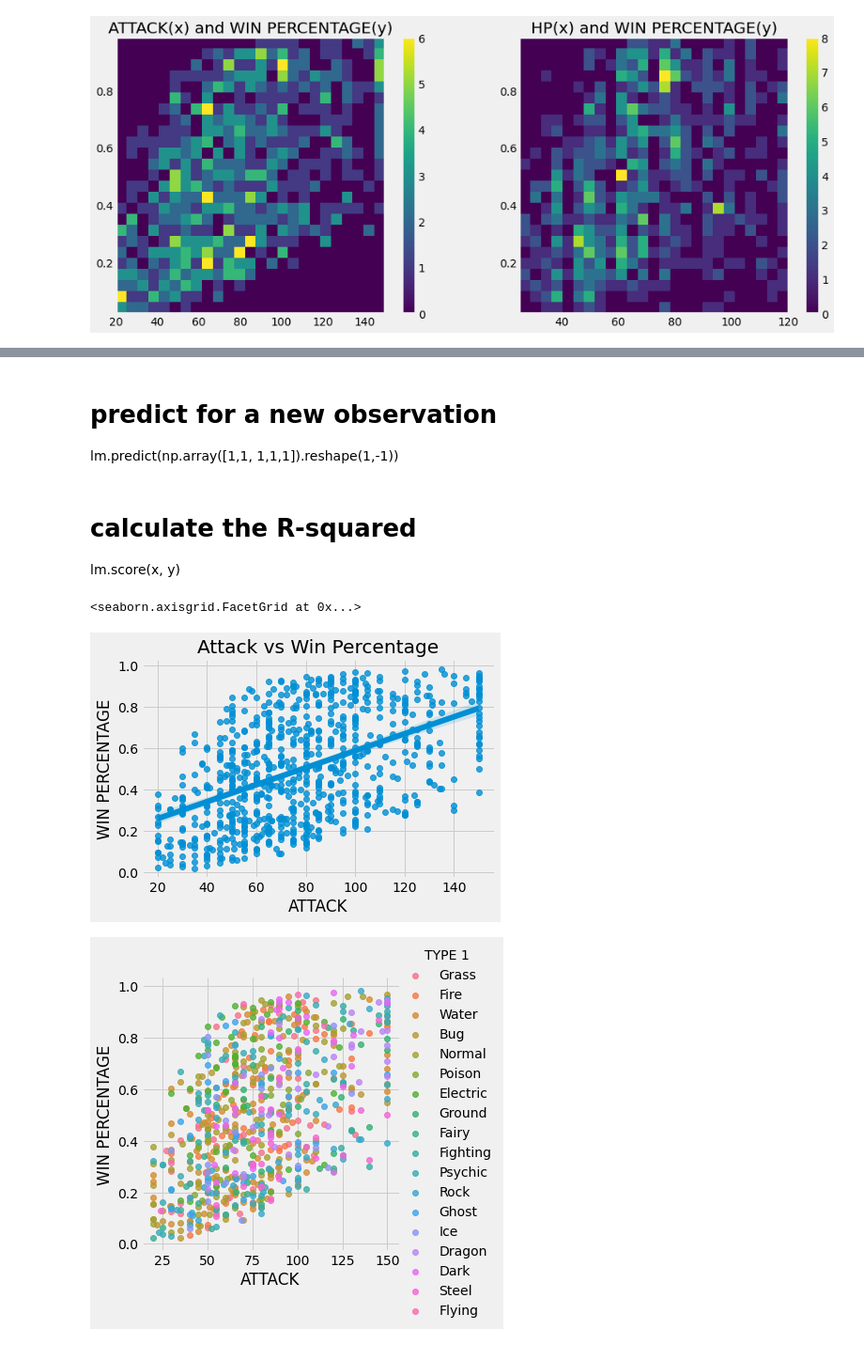
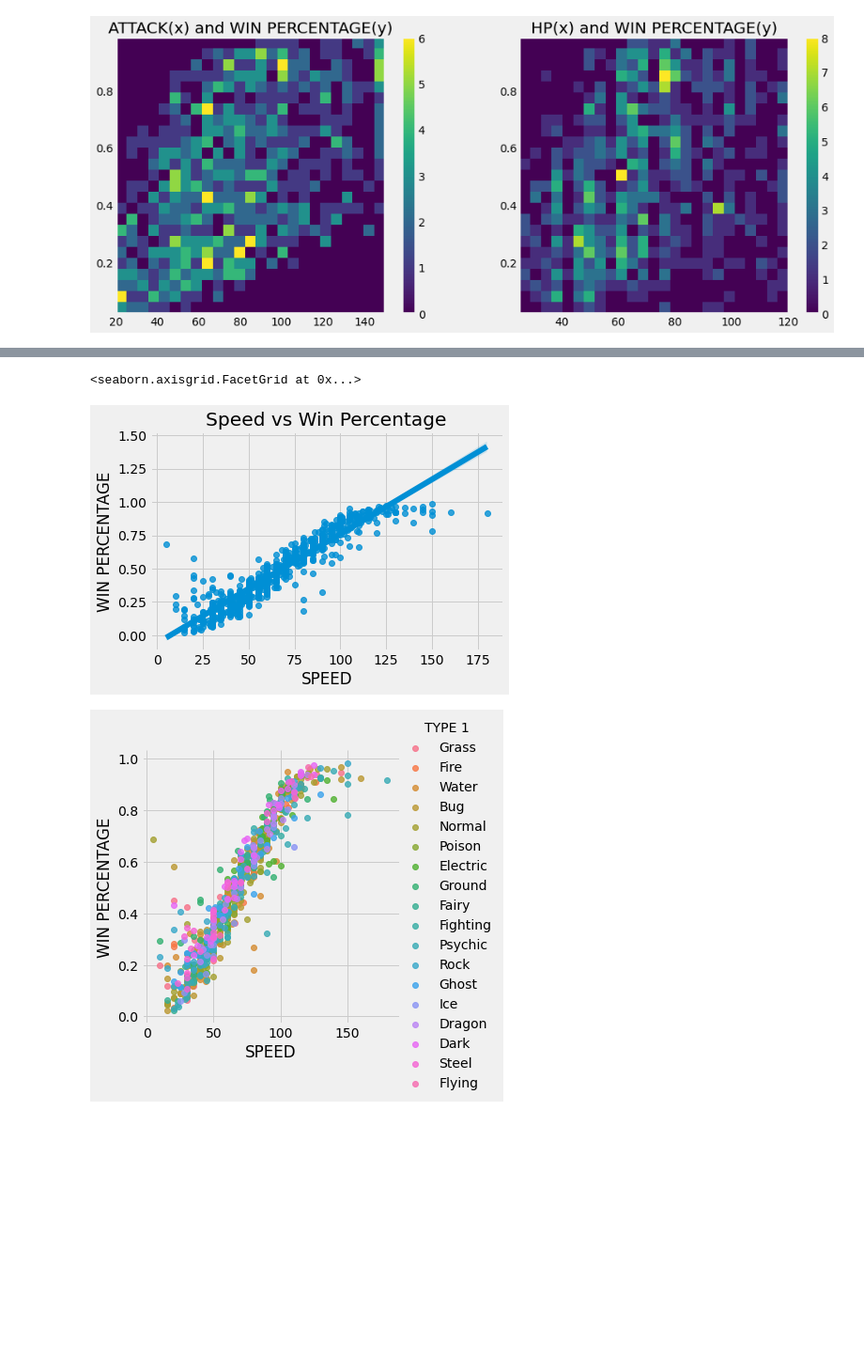
Before and after one commit to mehmetizmirlioglu/pokemon, a Jupyter notebook: pokemon.ipynb, the cells around one changed output, grey strips where cells are left out. Shown at 94% size. Cells and saved outputs as stored; diff of their text form; code cells hidden in the pictures; blank space fills up the shorter version.

```diff
--- a/pokemon.ipynb
+++ b/pokemon.ipynb
@@ -358,15 +330,9 @@ dict(zp)
-# %% [markdown]
-# predict for a new observation
-lm.predict(np.array([1,1, 1,1,1]).reshape(1,-1))
-# %% [markdown]
-# calculate the R-squared
-lm.score(x, y)
 # %%
-ax = sns.regplot(x="ATTACK", y="WIN PERCENTAGE", data=df).set_title("Attack vs Win Percentage")
-sns.lmplot(x="ATTACK", y="WIN PERCENTAGE", data=df, hue = 'TYPE 1',fit_reg =False)
+ax = sns.regplot(x="SPEED", y="WIN PERCENTAGE", data=df).set_title("Speed vs Win Percentage")
+sns.lmplot(x="SPEED", y="WIN PERCENTAGE", data=df, hue = 'TYPE 1',fit_reg =False)
 # %% [output]
 <seaborn.axisgrid.FacetGrid at 0x...>
-[figure, old version]
+[figure, new version]
-[figure, old version]
+[figure, new version]
 # %%
 import matplotlib.pyplot as plt
```
Also changed, not shown: parts of 11 cells of this notebook.
